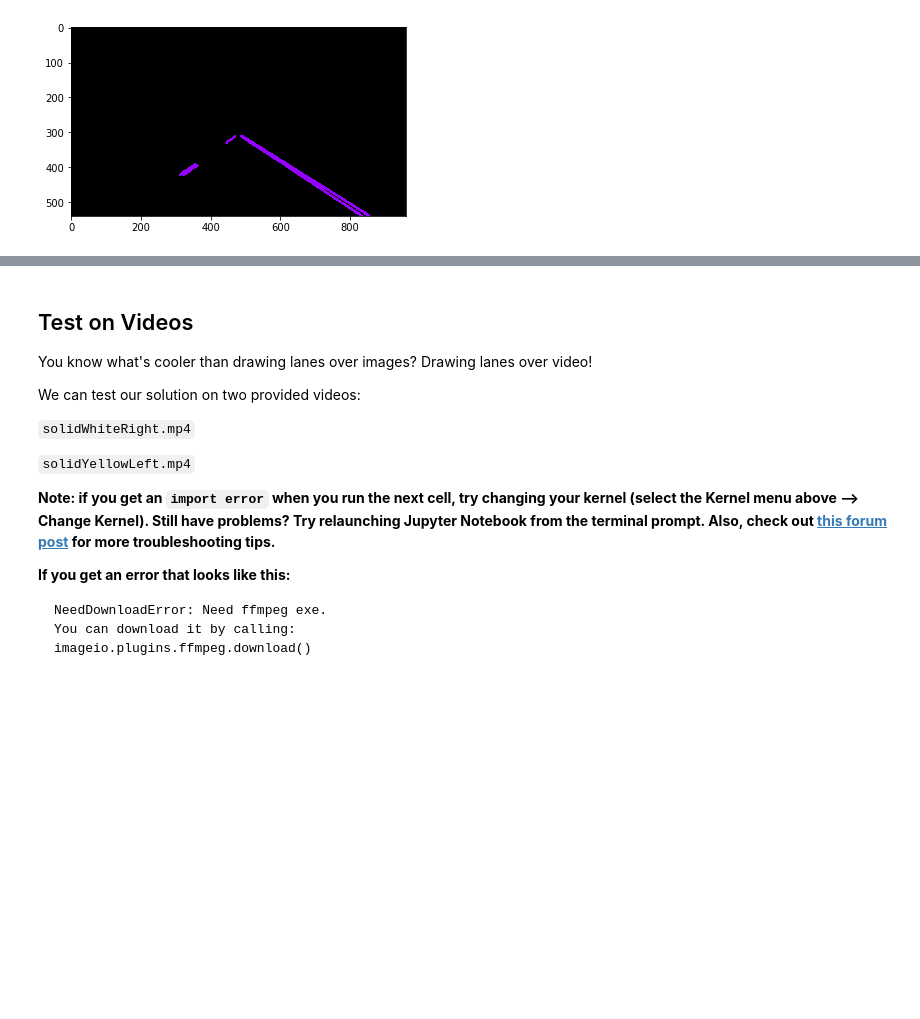
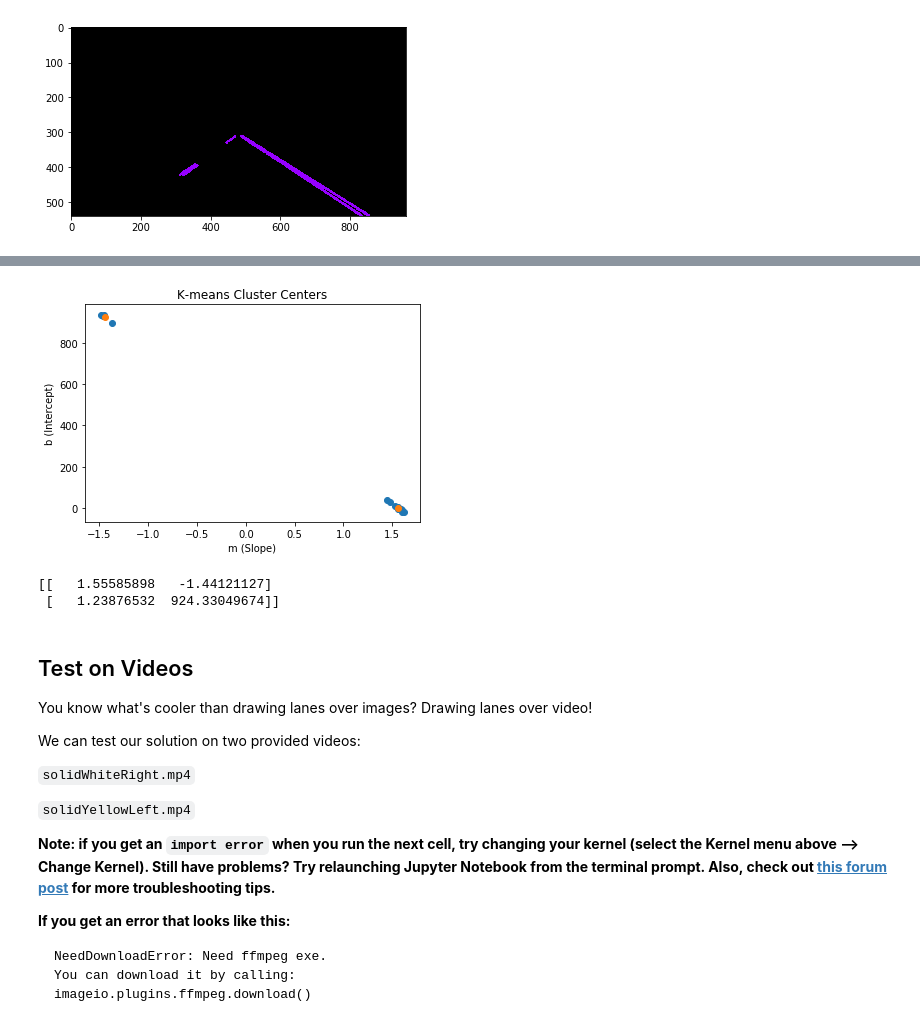
Before and after one commit to tevisgehr/Tevis_Self_Driving_Car_Nanodegree_Udacity, a Jupyter notebook: CarND-LaneLines-P1-master/P1.ipynb, the cells around one changed output, grey strips where cells are left out. Drawn from its saved outputs; the diff is of its cells as text; code cells hidden in the pictures; blank space fills up the shorter version.

```diff
--- a/CarND-LaneLines-P1-master/P1.ipynb
+++ b/CarND-LaneLines-P1-master/P1.ipynb
@@ -302,0 +311,18 @@ array([[   1.59541985,    1.53030303,    1.60267857,    1.47368421,
+# %%
+'''
+Run a second simple Hough transform and then cluster the results.
+'''
+n = 2 #Set the numer of lines that will be detected (this may need to tuned depending on the situation).
+Z = simple_Hough_transform(lines)
+centers = kmeans_cluster(n,Z)
+plt.scatter(X.T[0],X.T[1])
+plt.scatter(centers.T[0],centers.T[1])
+plt.title('K-means Cluster Centers')
+plt.xlabel('m (Slope)')
+plt.ylabel('b (Intercept)')
+plt.show()
+print(centers.T)
+# %% [output]
+[figure, added]
+[[   1.55585898   -1.44121127]
+ [   1.23876532  924.33049674]]
```
Also changed, not shown: parts of 6 cells of this notebook.
